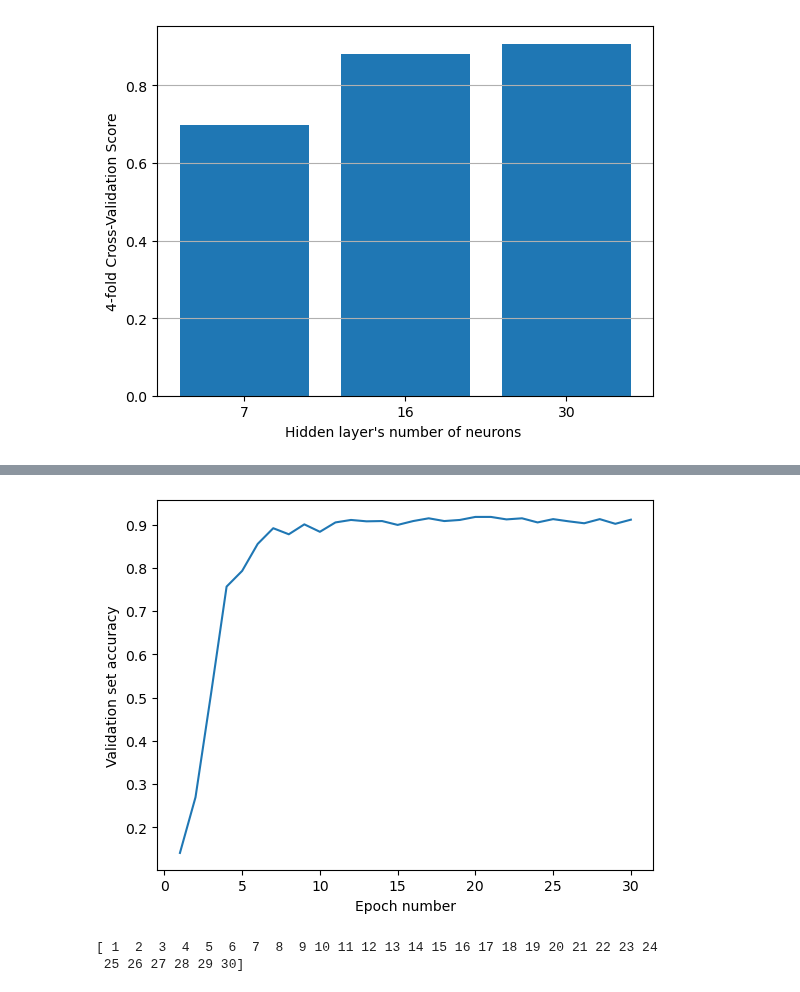
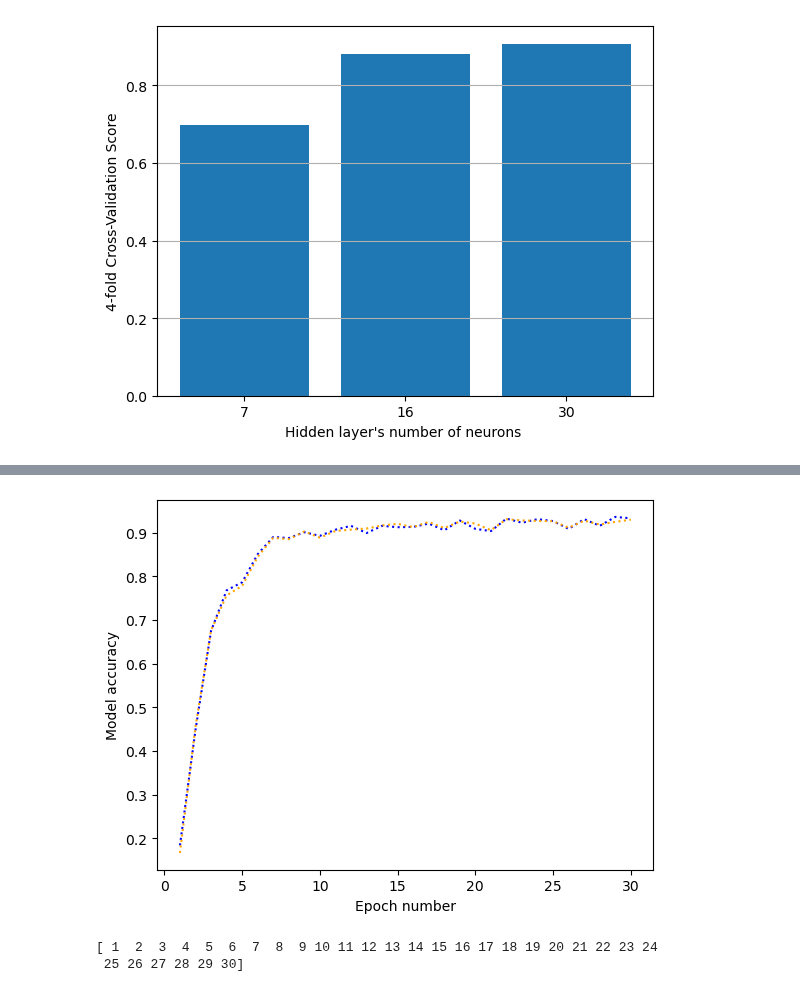
Before and after one commit to Howieboss02/Computational-Intelligence-ACO-ANN, a Jupyter notebook: src/Main.ipynb, the cells around one changed output, grey strips where cells are left out. Drawn from its saved outputs; the diff is of its cells as text; code cells hidden in the pictures.

```diff
--- a/src/Main.ipynb
+++ b/src/Main.ipynb
@@ -186,7 +186,8 @@ train_data, test_data = split_dataset(features, targets, 0.2)
 best_model = ANN([10, 30, 7], lr = 0.13, loss_function="square", number_of_features = 10, batch_size=64)
 
 best_model.fit_train_val(train_data, test_data, 30)
-score_by_epoch = best_model.epoch_score
+val_score_by_epoch = best_model.epoch_score[0]
+train_score_by_epoch = best_model.epoch_score[1]
 epochs = np.arange(31)[1:]
 # %% [output]
 Epoch  1  done.
@@ -209,10 +210,11 @@ Score (accuracy) for this epoch =  0.9114649681528663
 # %%
-plt.plot(epochs, score_by_epoch)
+plt.plot(epochs, val_score_by_epoch, c="blue", ls=":")
+plt.plot(epochs, train_score_by_epoch, c="orange", ls=":")
 plt.xlabel("Epoch number")
-plt.ylabel("Validation set accuracy")
+plt.ylabel("Model accuracy")
 plt.show()
 # %% [output]
-[figure, old version]
+[figure, new version]
 # %%
 print(epochs)
 # %% [output]
```
Also changed, not shown: parts of 2 cells of this notebook, 1 other file.
